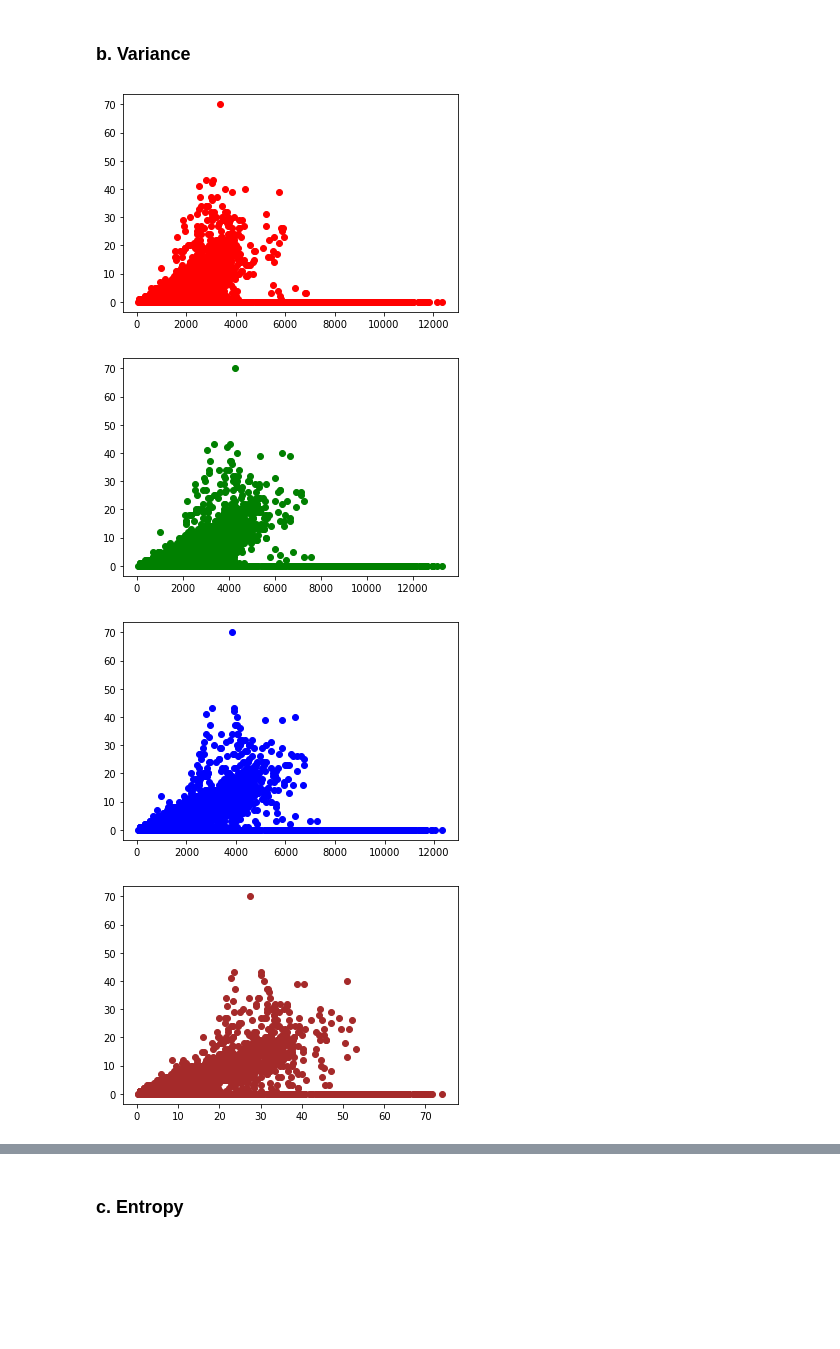
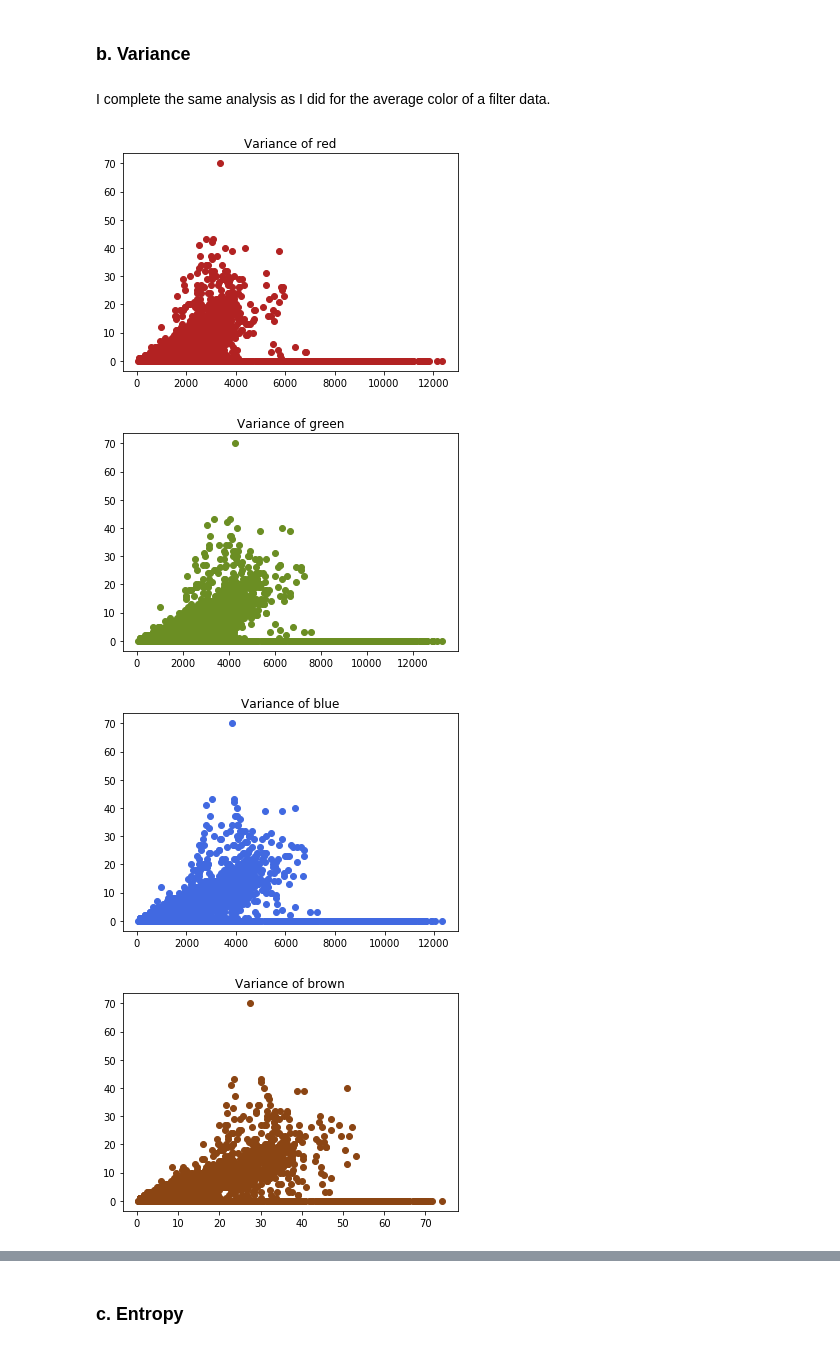
Before and after one commit to GStravinsky/Cell-count, a Jupyter notebook: Ass_2.ipynb, the cells around one changed output, grey strips where cells are left out. Cells and saved outputs as stored; diff of their text form; code cells hidden in the pictures; blank space fills up the shorter version.

```diff
--- a/Ass_2.ipynb
+++ b/Ass_2.ipynb
@@ -128,18 +158,18 @@ hed_data_2 = (hed_data_2[:,:,:,2] * 128).astype("int8")
 # %%
 hed_data = np.vstack((hed_data, hed_data_2))
 # %%
-hed_data_2 = rgb2hed(X[4000:5000])
-hed_data_2 = (hed_data_2[:,:,:,2] * 128).astype("int8")
+hed_data_2 = rgb2hed(X[4000:5000])[:,:,:,2]
+hed_data_2 = (hed_data_2 * 128).astype("int8")
 # %%
 hed_data = np.vstack((hed_data, hed_data_2))
 # %%
-hed_data_2 = rgb2hed(X[5000:6000])
-hed_data_2 = (hed_data_2[:,:,:,2] * 128).astype("int8")
+hed_data_2 = rgb2hed(X[5000:6000])[:,:,:,2]
+hed_data_2 = (hed_data_2 * 128).astype("int8")
 # %%
 hed_data = np.vstack((hed_data, hed_data_2))
 # %%
-hed_data_2 = rgb2hed(X[6000:])
-hed_data_2 = (hed_data_2[:,:,:,2] * 128).astype("int8")
+hed_data_2 = rgb2hed(X[6000:])[:,:,:,2]
+hed_data_2 = (hed_data_2 * 128).astype("int8")
 # %%
 hed_data = np.vstack((hed_data, hed_data_2))
 del(hed_data_2)
@@ -147,4 +180,8 @@ np.save("hed_data", hed_data)
 # %%
+cmap_hema = LinearSegmentedColormap.from_list('mycmap', ['white', 'navy'])
+cmap_dab = LinearSegmentedColormap.from_list('mycmap', ['white', 'saddlebrown'])
+cmap_eosin = LinearSegmentedColormap.from_list('mycmap', ['darkviolet', 'white'])
+
 for i in range(0,3):
   fig, axes = plt.subplots(1, 2, figsize=(7, 6), sharex=True, sharey=True)
   ax = axes.ravel()
@@ -258,3 +290,5 @@ RGB are also good but it might be the case that one of them is enough since they
+# %% [markdown]
+I complete the same analysis as I did for the average color of a filter data.
 # %%
 variance_brown = []
 for i in range(0, np.shape(hed_data)[0]):
@@ -286,14 +320,18 @@ np.save("variance_blue", variance_blue)
 # %%
-plt.scatter(variance_red, Y, color="red")
+plt.scatter(variance_red, Y, color="firebrick")
+plt.title("Variance of red")
 plt.show()
-plt.scatter(variance_green, Y, color="green")
+plt.scatter(variance_green, Y, color="olivedrab")
+plt.title("Variance of green")
 plt.show()
-plt.scatter(variance_blue, Y, color="blue")
+plt.scatter(variance_blue, Y, color="royalblue")
+plt.title("Variance of blue")
 plt.show()
-plt.scatter(variance_brown, Y, color="brown")
+plt.scatter(variance_brown, Y, color="saddlebrown")
+plt.title("Variance of brown")
 plt.show()
 # %% [output]
-[figure, old version]
+[figure, new version]
-[figure, old version]
+[figure, new version]
-[figure, old version]
+[figure, new version]
-[figure, old version]
+[figure, new version]
```
Also changed, not shown: parts of 232 cells of this notebook.
